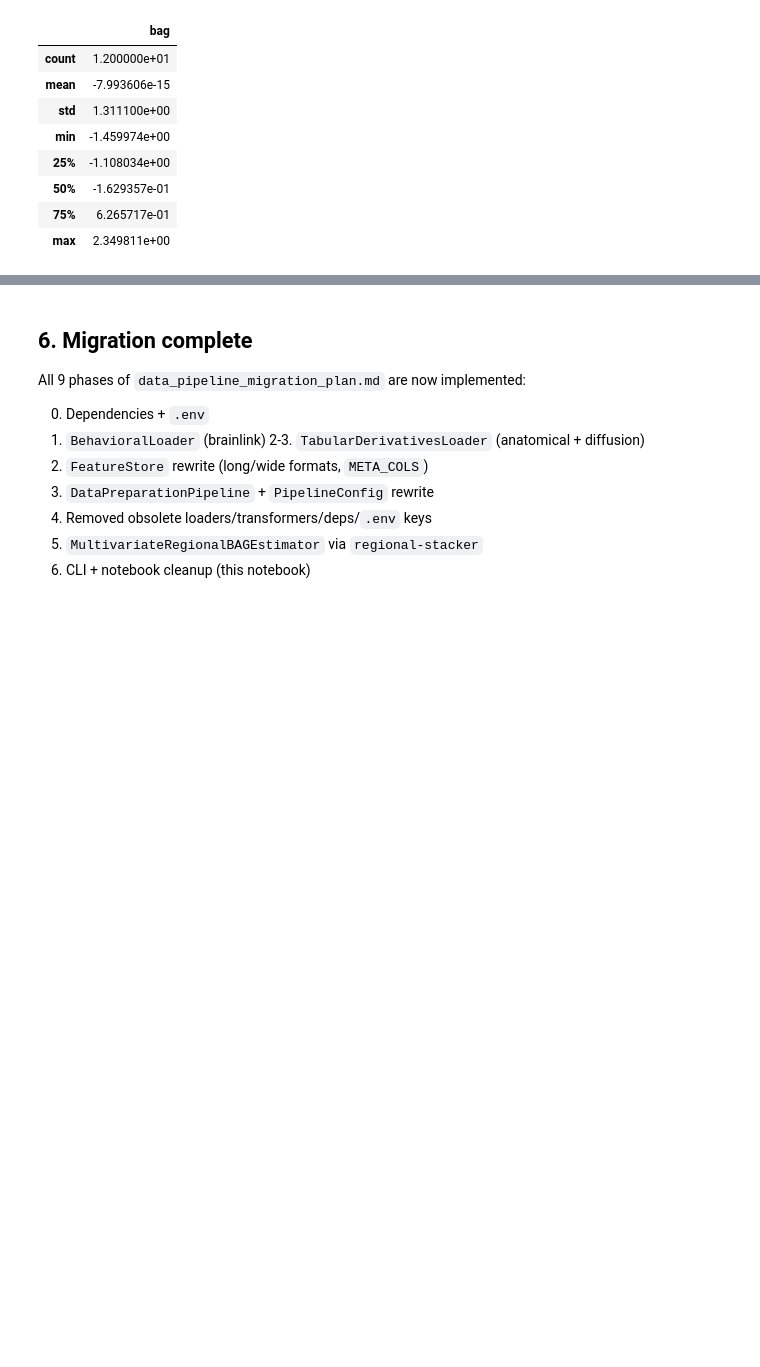
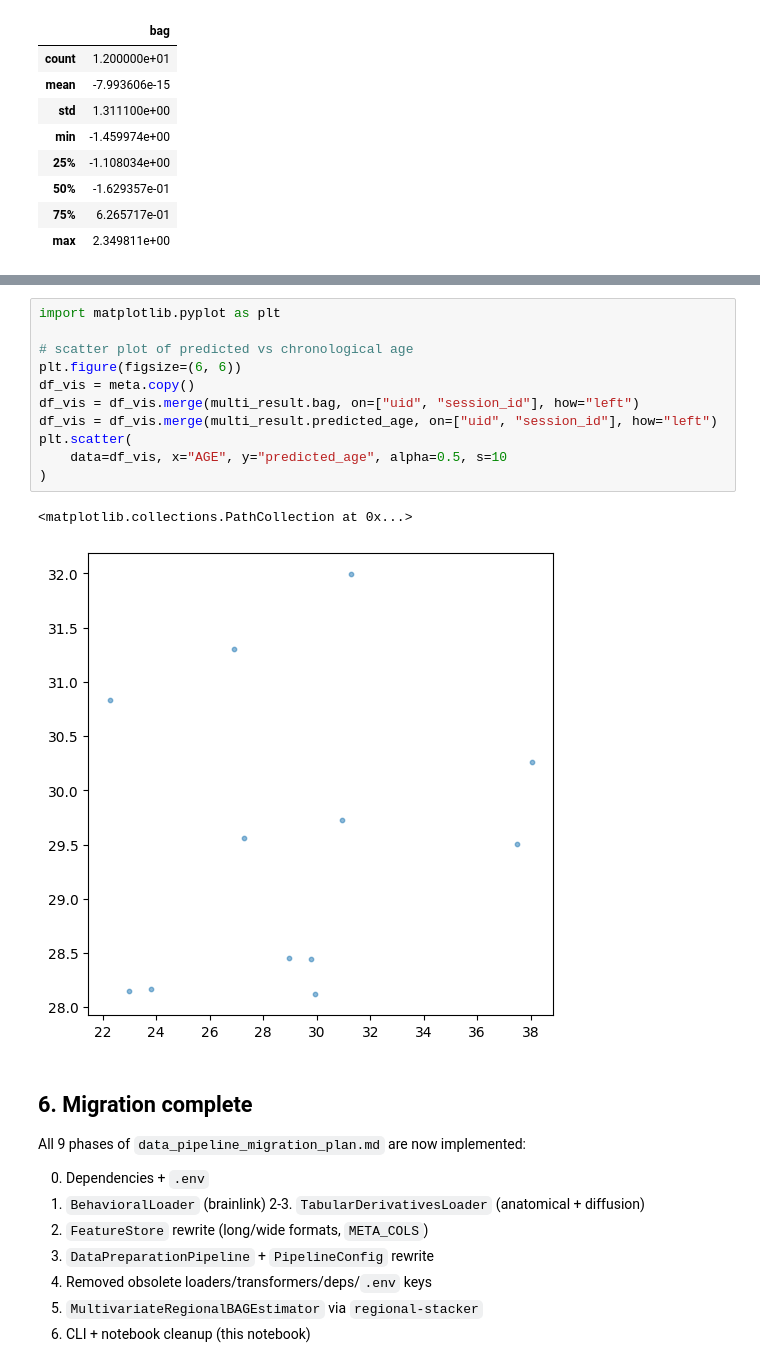
Before and after one commit to GalKepler/NeuroAlign, a Jupyter notebook: notebooks/migration_08_full_walkthrough.ipynb, the cells around one changed output, grey strips where cells are left out. Drawn from its saved outputs; the diff is of its cells as text; blank space fills up the shorter version.

```diff
--- a/notebooks/migration_08_full_walkthrough.ipynb
+++ b/notebooks/migration_08_full_walkthrough.ipynb
@@ -181,3 +197,17 @@ multi_result.bag.describe()
+# %%
+import matplotlib.pyplot as plt
+
+# scatter plot of predicted vs chronological age
+plt.figure(figsize=(6, 6))
+df_vis = meta.copy()
+df_vis = df_vis.merge(multi_result.bag, on=["uid", "session_id"], how="left")
+df_vis = df_vis.merge(multi_result.predicted_age, on=["uid", "session_id"], how="left")
+plt.scatter(
+    data=df_vis, x="AGE", y="predicted_age", alpha=0.5, s=10
+)
+# %% [output]
+<matplotlib.collections.PathCollection at 0x...>
+[figure, added]
 # %% [markdown]
 ## 6. Migration complete
 
```
Also changed, not shown: parts of 1 cell of this notebook, 6 other files.
